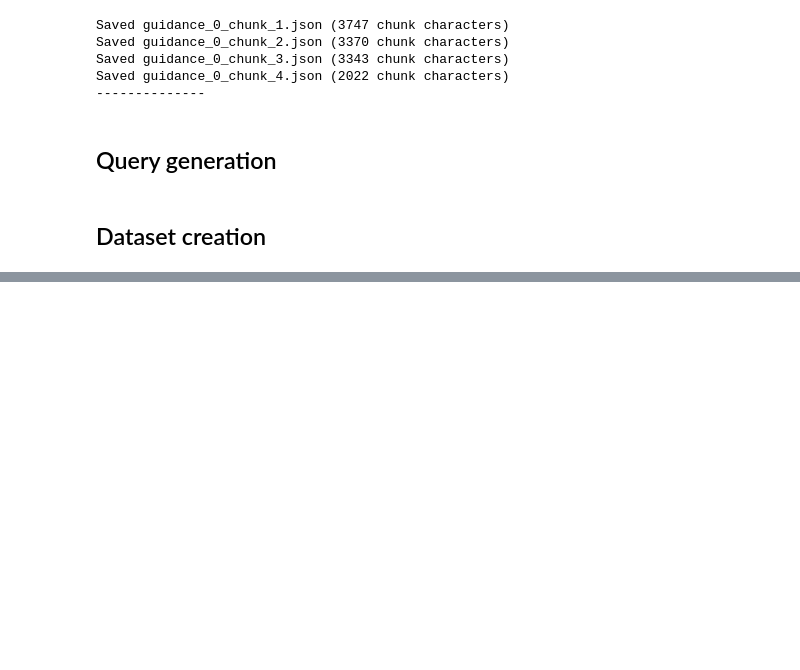
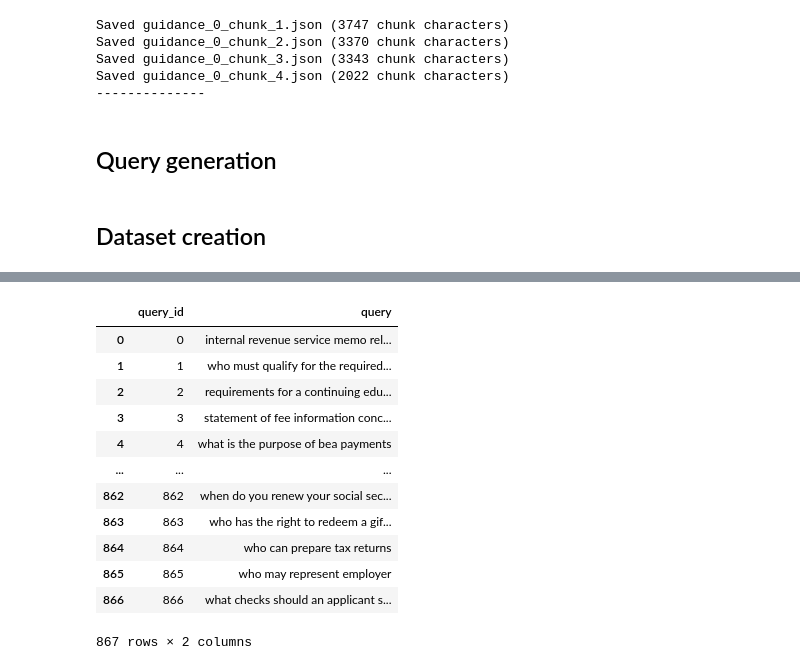
Before and after one commit to gioelecrispo/lcb-inndays25-laia, a Jupyter notebook: dataset-processing.ipynb, the cells around one changed output, grey strips where cells are left out. Saved outputs shown, nothing was run; the diff lists cells and outputs as text; code cells hidden in the pictures; blank space fills up the shorter version.

```diff
--- a/dataset-processing.ipynb
+++ b/dataset-processing.ipynb
@@ -136,0 +195,18 @@ documents_df
+# %%
+quires_df = pd.read_csv("dataset/legal-docs/query.csv")
+# %%
+quires_df
+# %% [output]
+|  | query_id | query |
+| 0 | 0 | internal revenue service memo rel... |
+| 1 | 1 | who must qualify for the required... |
+| 2 | 2 | requirements for a continuing edu... |
+| 3 | 3 | statement of fee information conc... |
+| 4 | 4 | what is the purpose of bea payments |
+| ... | ... | ... |
+| 862 | 862 | when do you renew your social sec... |
+| 863 | 863 | who has the right to redeem a gif... |
+| 864 | 864 | who can prepare tax returns |
+| 865 | 865 | who may represent employer |
+| 866 | 866 | what checks should an applicant s... |
+867 rows × 2 columns
```
Also changed, not shown: parts of 6 cells of this notebook, 3 other files.
